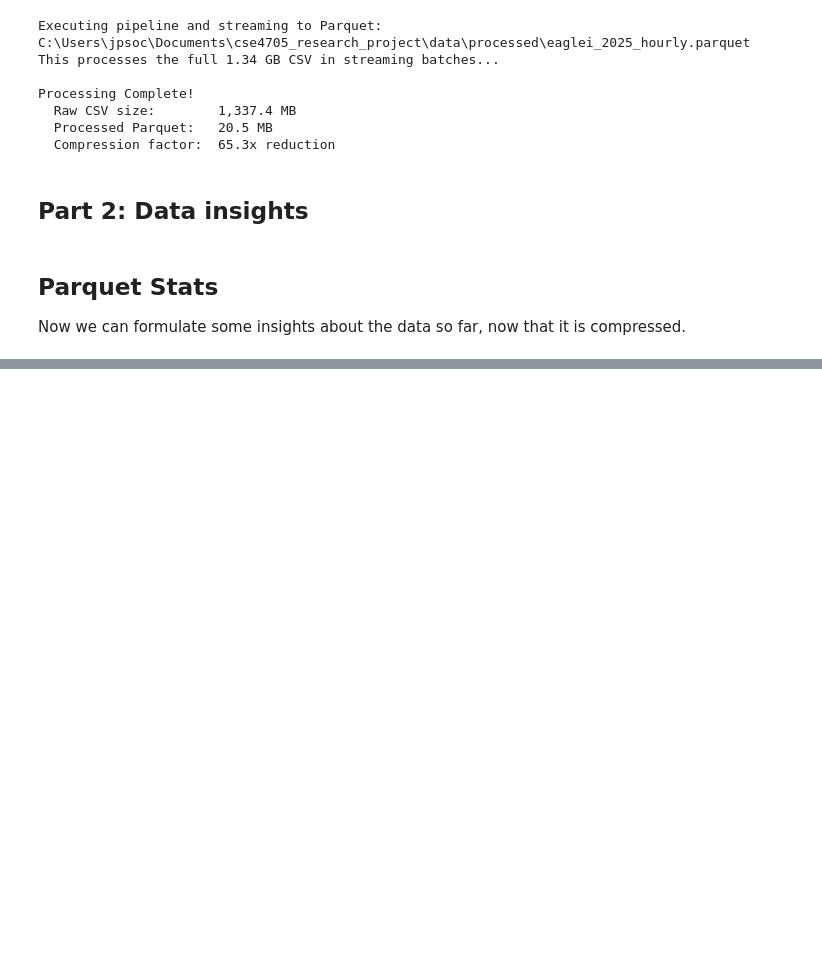
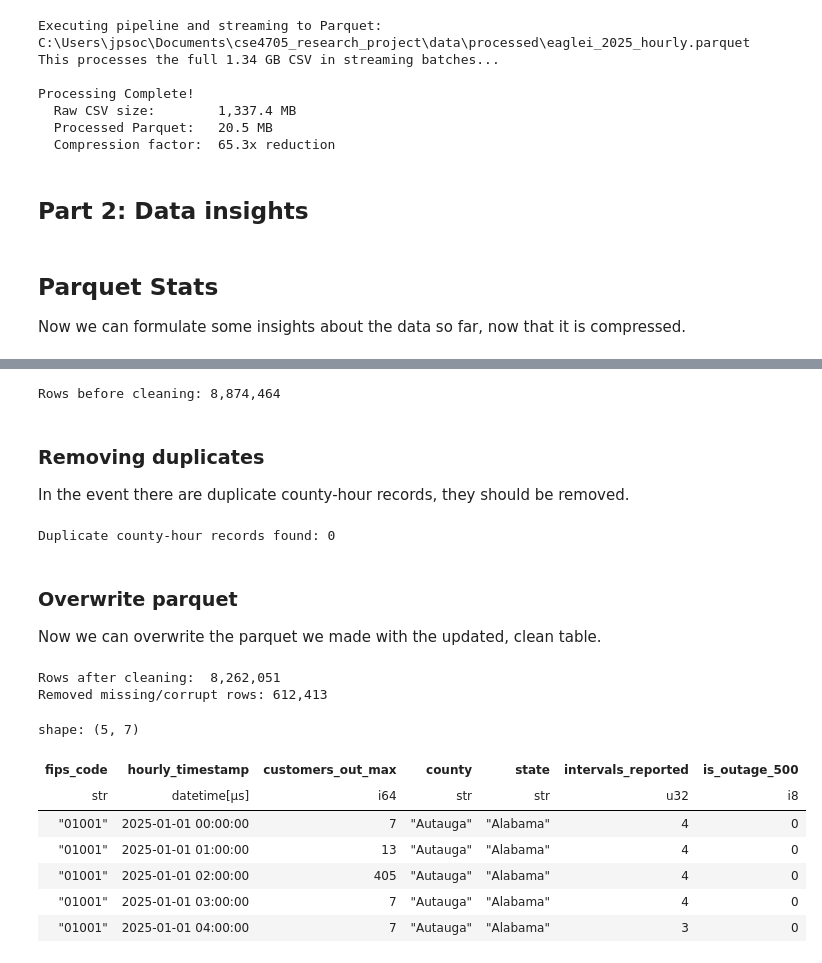
Before and after one commit to JosephPizzuti/cse4705_research_project, a Jupyter notebook: notebooks/01_preprocessing.ipynb, the cells around one changed output, grey strips where cells are left out. Drawn from its saved outputs; the diff is of its cells as text; code cells hidden in the pictures; blank space fills up the shorter version.

```diff
--- a/notebooks/01_preprocessing.ipynb
+++ b/notebooks/01_preprocessing.ipynb
@@ -223,0 +269,42 @@ shape: (3, 3)
+# %%
+print(f"Rows before cleaning: {len(df_hourly):,}")
+# %% [output]
+Rows before cleaning: 8,874,464
+# %%
+clean_df = (
+    df_hourly
+    .with_columns([
+        pl.col("fips_code").cast(pl.Utf8).str.zfill(5).alias("fips_code")
+    ])
+    .filter(
+        pl.col("customers_out_max").is_not_null() &
+        (pl.col("customers_out_max") >= 0)
+    )
+)
+# %% [markdown]
+### Removing duplicates
+In the event there are duplicate county-hour records, they should be removed.
+# %%
+duplicates = clean_df.filter(clean_df.select(["fips_code", "hourly_timestamp"]).is_duplicated())
+print(f"Duplicate county-hour records found: {len(duplicates)}")
+# %% [output]
+Duplicate county-hour records found: 0
+# %% [markdown]
+### Overwrite parquet
+Now we can overwrite the parquet we made with the updated, clean table.
+# %%
+clean_df.write_parquet(PROCESSED_PARQUET, compression="zstd")
+print(f"Rows after cleaning:  {len(clean_df):,}")
+print(f"Removed missing/corrupt rows: {len(df_hourly) - len(clean_df):,}")
+clean_df.head(5)
+# %% [output]
+Rows after cleaning:  8,262,051
+Removed missing/corrupt rows: 612,413
+shape: (5, 7)
+| fips_code | hourly_timestamp | customers_out_max | county | state | intervals_reported | is_outage_500 |
+| str | datetime[μs] | i64 | str | str | u32 | i8 |
+| "01001" | 2025-01-01 00:00:00 | 7 | "Autauga" | "Alabama" | 4 | 0 |
+| "01001" | 2025-01-01 01:00:00 | 13 | "Autauga" | "Alabama" | 4 | 0 |
+| "01001" | 2025-01-01 02:00:00 | 405 | "Autauga" | "Alabama" | 4 | 0 |
+| "01001" | 2025-01-01 03:00:00 | 7 | "Autauga" | "Alabama" | 4 | 0 |
+| "01001" | 2025-01-01 04:00:00 | 7 | "Autauga" | "Alabama" | 3 | 0 |
```
Also changed, not shown: parts of 7 cells of this notebook.
